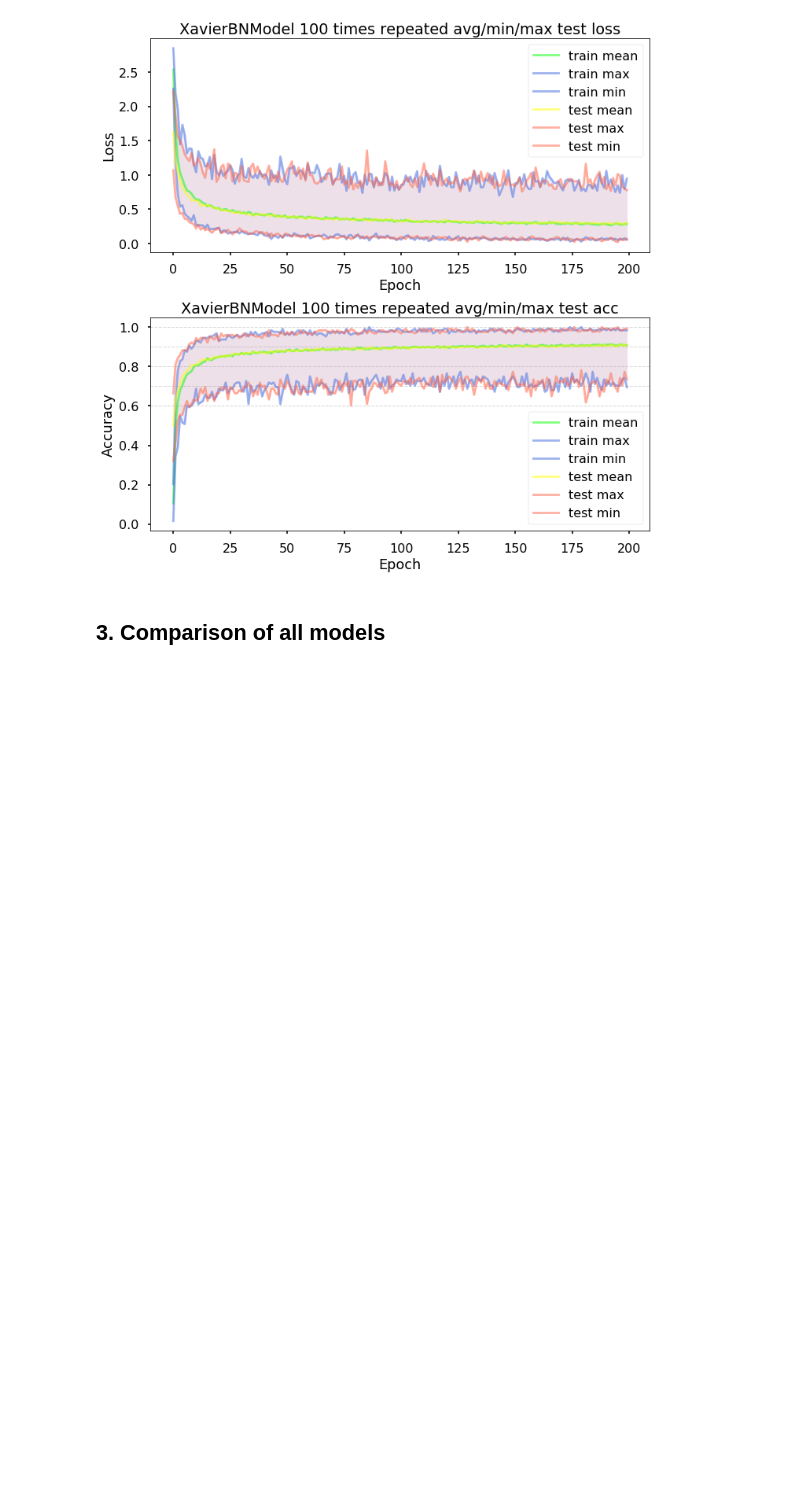
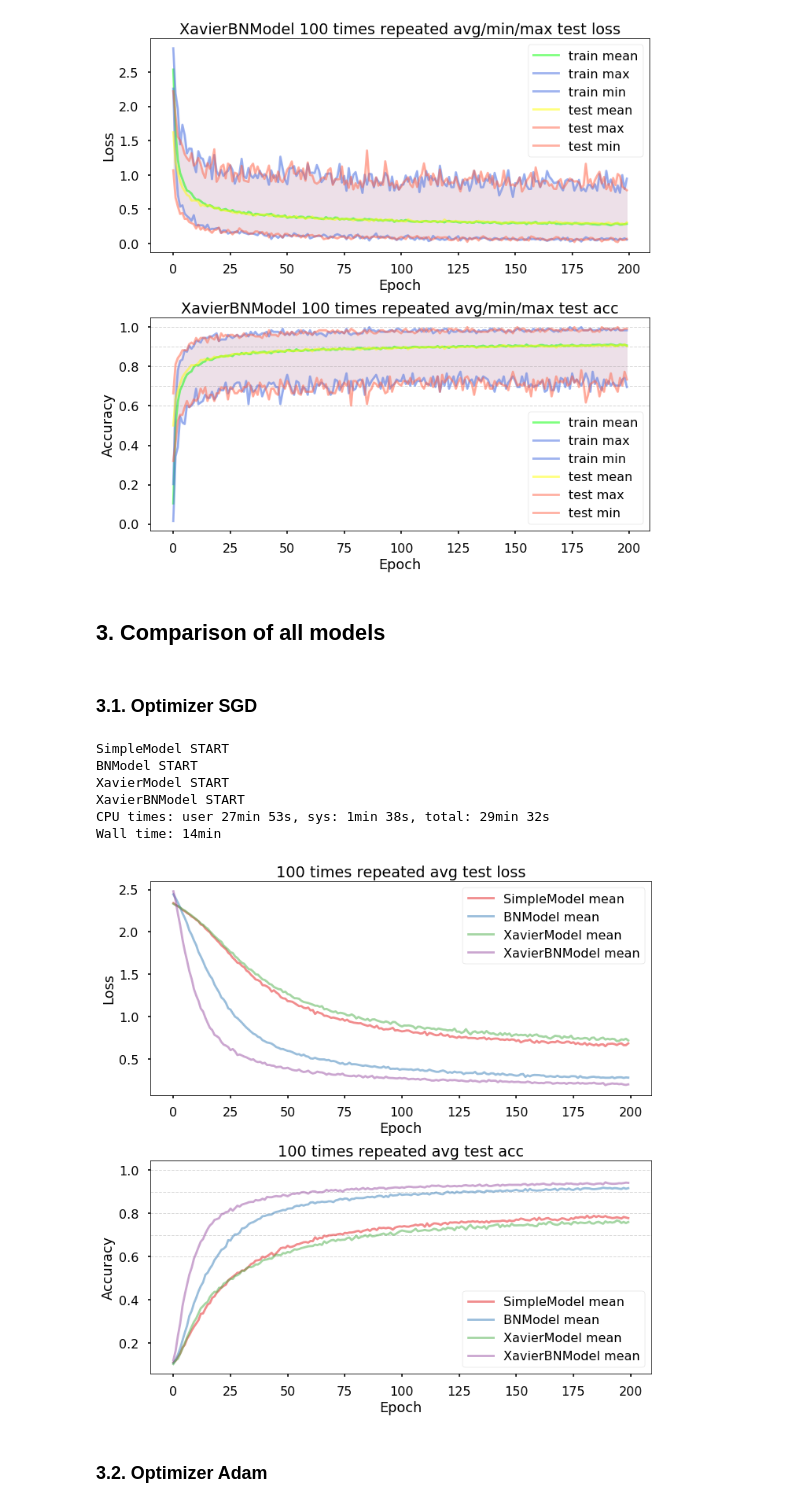
Before and after one commit to mike-chesnokov/deep_learining_nikolenko, a Jupyter notebook: chapters/05_chapter_4.5_gradient_descent.ipynb, the cells around one changed output. Cells and saved outputs as stored; diff of their text form; code cells hidden in the pictures; blank space fills up the shorter version.

```diff
--- a/chapters/05_chapter_4.5_gradient_descent.ipynb
+++ b/chapters/05_chapter_4.5_gradient_descent.ipynb
@@ -362,0 +421,77 @@ plot_repeated_exp_metrics(loss_plain_mtrx, acc_plain_mtrx, repeat_num, num_steps
+# %% [markdown]
+### 3.1. Optimizer SGD
+# %%
+%%time
+_fix_seeds(42)
+exp_params = {
+    'lr': 1e-2,
+    'wd': 1e-5,
+    'batch_size': 128,
+    'num_steps': 200,
+    'repeat_num': 100,
+    'optimizer': 'sgd',
+    'nesterov': True,
+    'momentum': 0.9,
+}
+models = [
+    'SimpleModel',
+    'BNModel',
+    'XavierModel',
+    'XavierBNModel',
+]
+all_models_loss, all_models_acc = compare_models(X_train, y_train, X_test, y_test, models, **exp_params)
+# %% [output]
+SimpleModel START
+BNModel START
+XavierModel START
+XavierBNModel START
+CPU times: user 27min 53s, sys: 1min 38s, total: 29min 32s
+Wall time: 14min
+# %%
+all_models_loss_plain = {}
+all_models_acc_plain = {}
+
+for model in all_models_loss:
+    temp_loss, temp_acc = get_plain_loss(all_models_loss[model], all_models_acc[model])
+
+    all_models_loss_plain[model] = temp_loss
+    all_models_acc_plain[model] = temp_acc
+# %%
+def plot_compared_exp_metrics(all_models_loss_plain, all_models_acc_plain, repeat_num, num_steps):
+
+    fig, ax = plt.subplots(nrows=2, ncols=1, figsize=(10, 10))
+    for ind, model in enumerate(all_models_loss_plain):
+         ax[0].plot(all_models_loss_plain[model]['test'].mean(axis=0),
+                    label='{model} mean'.format(model=model), alpha=0.5, c=plt.cm.Set1(ind))
+
+    ax[0].set_title('{repeat_num} times repeated avg test loss'.format(
+        repeat_num=repeat_num))
+    ax[0].set_xlabel('Epoch')
+    ax[0].set_ylabel('Loss')
+    ax[0].legend()
+
+    ax[1].axhline(y=1.0, c='grey', alpha=0.3, ls='--', lw=1)
+    ax[1].axhline(y=0.9, c='grey', alpha=0.3, ls='--', lw=1)
+    ax[1].axhline(y=0.8, c='grey', alpha=0.3, ls='--', lw=1)
+    ax[1].axhline(y=0.7, c='grey', alpha=0.3, ls='--', lw=1)
+    ax[1].axhline(y=0.6, c='grey', alpha=0.3, ls='--', lw=1)
+
+    for ind, model in enumerate(all_models_acc_plain):
+         ax[1].plot(all_models_acc_plain[model]['test'].mean(axis=0),
+                    label='{model} mean'.format(model=model), alpha=0.5, c=plt.cm.Set1(ind))
+
+    ax[1].set_title('{repeat_num} times repeated avg test acc'.format(
+        repeat_num=repeat_num))
+    ax[1].set_xlabel('Epoch')
+    ax[1].set_ylabel('Accuracy')
+    ax[1].legend()
+
+    plt.tight_layout()
+    plt.show()
+# %%
+plot_compared_exp_metrics(all_models_loss_plain, all_models_acc_plain,
+                          exp_params['repeat_num'], exp_params['num_steps'])
+# %% [output]
+[figure, added]
+# %% [markdown]
+### 3.2. Optimizer Adam
```
Also changed, not shown: parts of 6 cells of this notebook, 2 other files.
